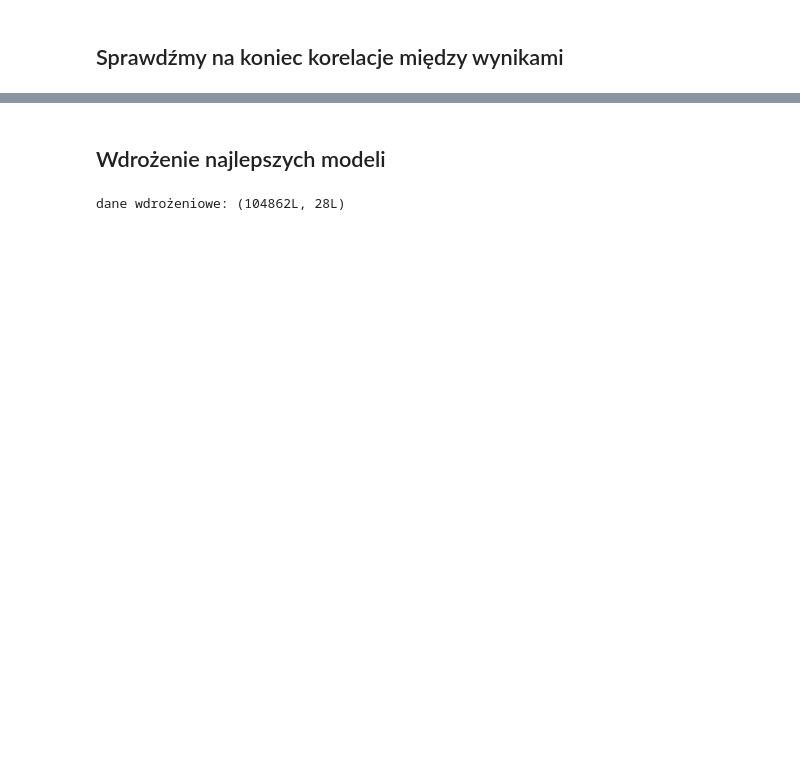
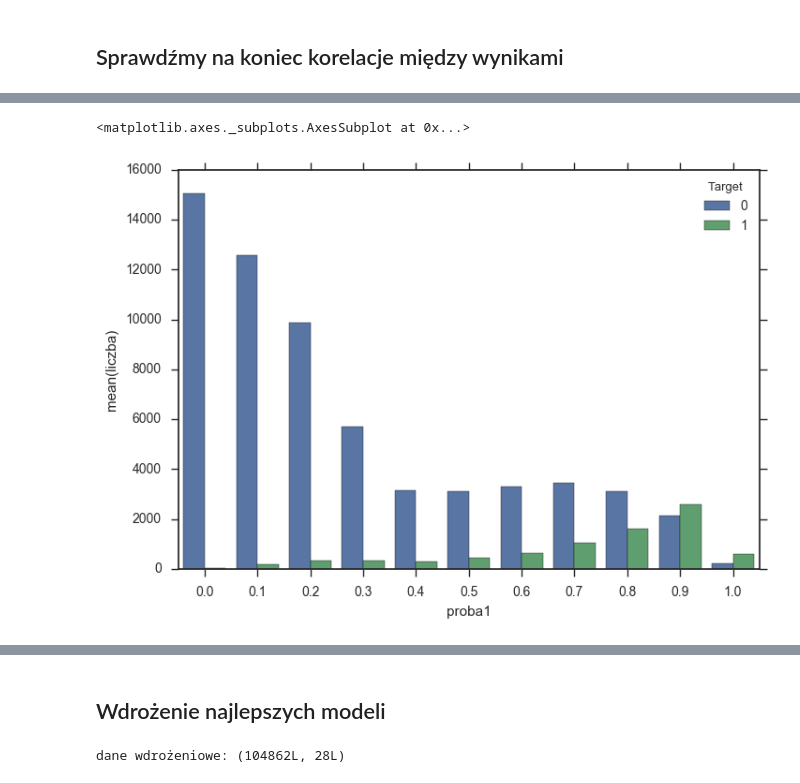
Before and after one commit to MikolajSedek/PythonCode, a Jupyter notebook: DataScienceWBiznesie_7_12_2016/Szybkie modelowanie w Pythonie.ipynb, the cells around one changed output, grey strips where cells are left out. Drawn from its saved outputs; the diff is of its cells as text; code cells hidden in the pictures; blank space fills up the shorter version.

```diff
--- a/DataScienceWBiznesie_7_12_2016/Szybkie modelowanie w Pythonie.ipynb
+++ b/DataScienceWBiznesie_7_12_2016/Szybkie modelowanie w Pythonie.ipynb
@@ -898,0 +919,13 @@ sns.pairplot(pred_frame)
+# %%
+pred_stats = pd.DataFrame()
+
+pred_stats["Target"]=testing["Target"]
+pred_stats["proba1"]=[round(x,1) for x in pred_xgb_proba_1]
+pred_stats["liczba"]=1
+
+pred_stats_show= pred_stats.groupby(['Target', 'proba1'], as_index=False).count()
+
+sns.barplot(x="proba1", y="liczba", hue="Target", data=pred_stats_show)
+# %% [output]
+<matplotlib.axes._subplots.AxesSubplot at 0x...>
+[figure, added]
```
Also changed, not shown: parts of 39 cells of this notebook, 4 other files.
